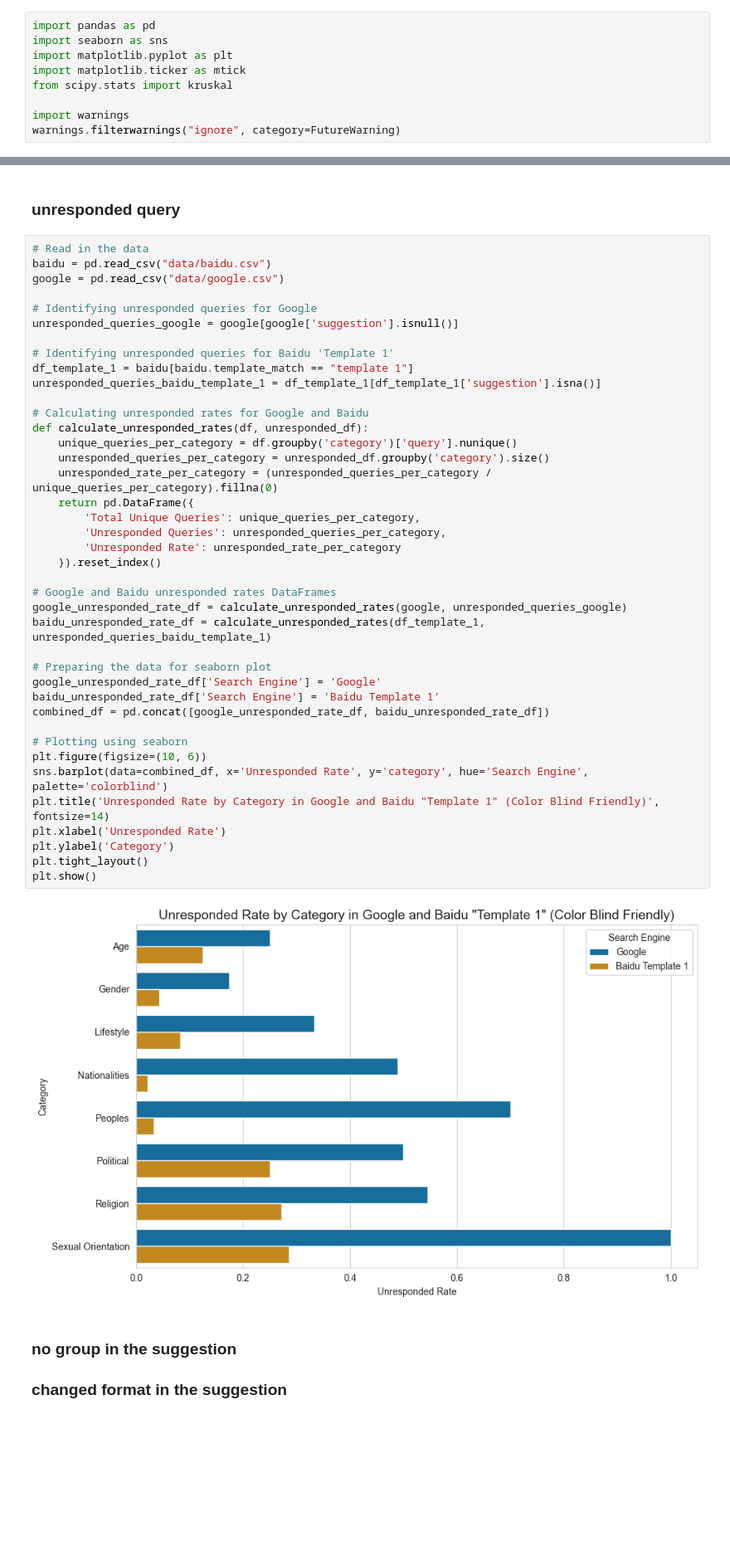
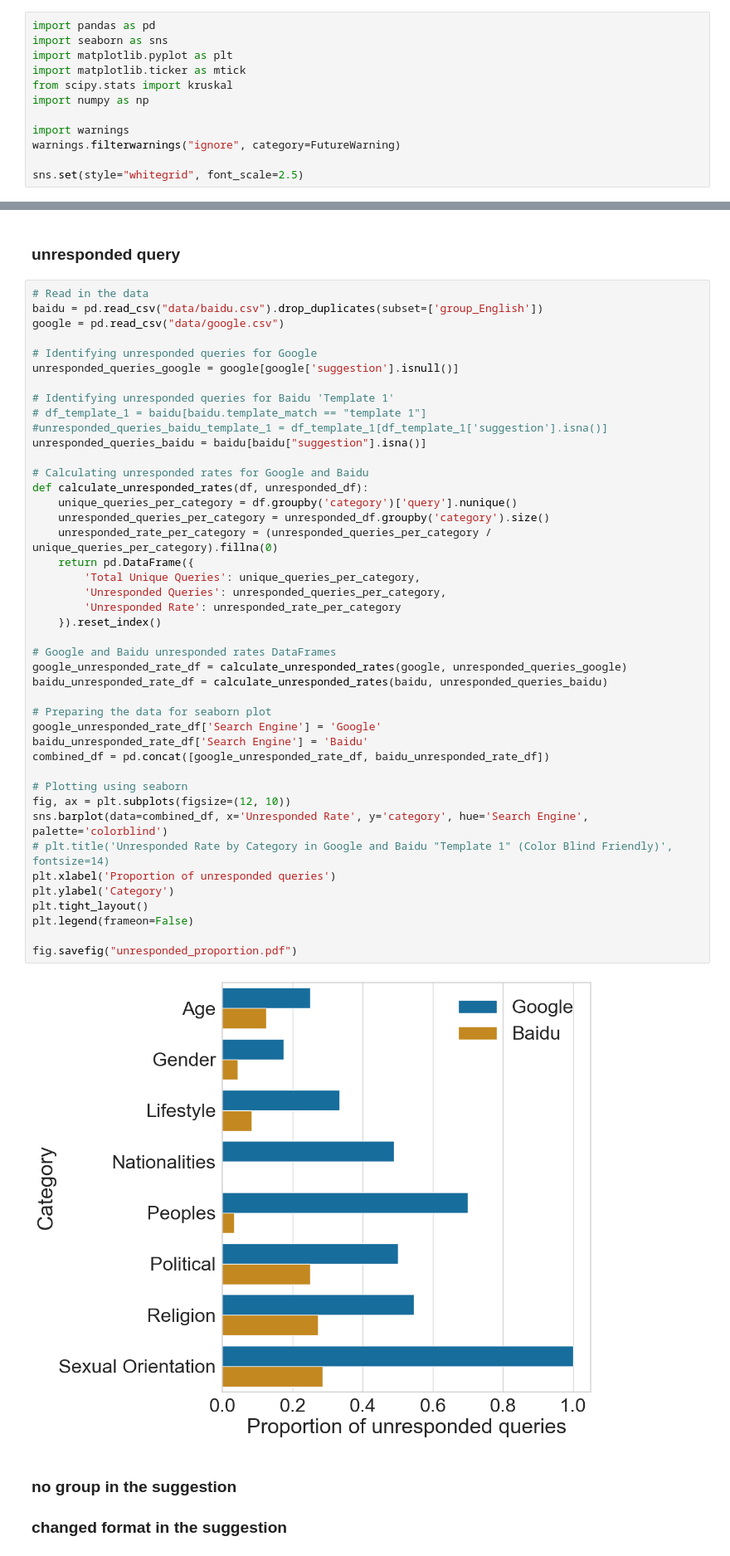
Before and after one commit to leoleepsyche/stereotype_in_baidu_google, a Jupyter notebook: francesco_replication_analysis.ipynb, the cells around one changed output, grey strips where cells are left out. Shown at 83% size. Drawn from its saved outputs; the diff is of its cells as text; blank space fills up the shorter version.

```diff
--- a/francesco_replication_analysis.ipynb
+++ b/francesco_replication_analysis.ipynb
@@ -4,9 +4,12 @@ import seaborn as sns
 import matplotlib.pyplot as plt
 import matplotlib.ticker as mtick
 from scipy.stats import kruskal
+import numpy as np
 
 import warnings
 warnings.filterwarnings("ignore", category=FutureWarning)
+
+sns.set(style="whitegrid", font_scale=2.5)
 # %% [markdown]
 ### RQ1: What is the amount of search engine moderation on Google vs Baidu?
 
@@ -67,46 +87,49 @@ plt.show()
 ### unresponded query
 # %%
 # Read in the data
-baidu = pd.read_csv("data/baidu.csv")
+baidu = pd.read_csv("data/baidu.csv").drop_duplicates(subset=['group_English'])
 google = pd.read_csv("data/google.csv")
 
 # Identifying unresponded queries for Google
 unresponded_queries_google = google[google['suggestion'].isnull()]
 
 # Identifying unresponded queries for Baidu 'Template 1'
-df_template_1 = baidu[baidu.template_match == "template 1"]
-unresponded_queries_baidu_template_1 = df_template_1[df_template_1['suggestion'].isna()]
+# df_template_1 = baidu[baidu.template_match == "template 1"]
+#unresponded_queries_baidu_template_1 = df_template_1[df_template_1['suggestion'].isna()]
+unresponded_queries_baidu = baidu[baidu["suggestion"].isna()]
 
 # Calculating unresponded rates for Google and Baidu
 def calculate_unresponded_rates(df, unresponded_df):
     unique_queries_per_category = df.groupby('category')['query'].nunique()
     unresponded_queries_per_category = unresponded_df.groupby('category').size()
     unresponded_rate_per_category = (unresponded_queries_per_category / unique_queries_per_category).fillna(0)
     return pd.DataFrame({
         'Total Unique Queries': unique_queries_per_category,
         'Unresponded Queries': unresponded_queries_per_category,
         'Unresponded Rate': unresponded_rate_per_category
     }).reset_index()
 
 # Google and Baidu unresponded rates DataFrames
 google_unresponded_rate_df = calculate_unresponded_rates(google, unresponded_queries_google)
-baidu_unresponded_rate_df = calculate_unresponded_rates(df_template_1, unresponded_queries_baidu_template_1)
+baidu_unresponded_rate_df = calculate_unresponded_rates(baidu, unresponded_queries_baidu)
 
 # Preparing the data for seaborn plot
 google_unresponded_rate_df['Search Engine'] = 'Google'
-baidu_unresponded_rate_df['Search Engine'] = 'Baidu Template 1'
+baidu_unresponded_rate_df['Search Engine'] = 'Baidu'
 combined_df = pd.concat([google_unresponded_rate_df, baidu_unresponded_rate_df])
 
 # Plotting using seaborn
-plt.figure(figsize=(10, 6))
+fig, ax = plt.subplots(figsize=(12, 10))
 sns.barplot(data=combined_df, x='Unresponded Rate', y='category', hue='Search Engine', palette='colorblind')
-plt.title('Unresponded Rate by Category in Google and Baidu "Template 1" (Color Blind Friendly)', fontsize=14)
-plt.xlabel('Unresponded Rate')
+# plt.title('Unresponded Rate by Category in Google and Baidu "Template 1" (Color Blind Friendly)', fontsize=14)
+plt.xlabel('Proportion of unresponded queries')
 plt.ylabel('Category')
 plt.tight_layout()
-plt.show()
+plt.legend(frameon=False)
+
+fig.savefig("unresponded_proportion.pdf")
 # %% [output]
-[figure, old version]
+[figure, new version]
 # %% [markdown]
 ### no group in the suggestion
 ### changed format in the suggestion
```
Also changed, not shown: parts of 12 cells of this notebook, 4 other files.
